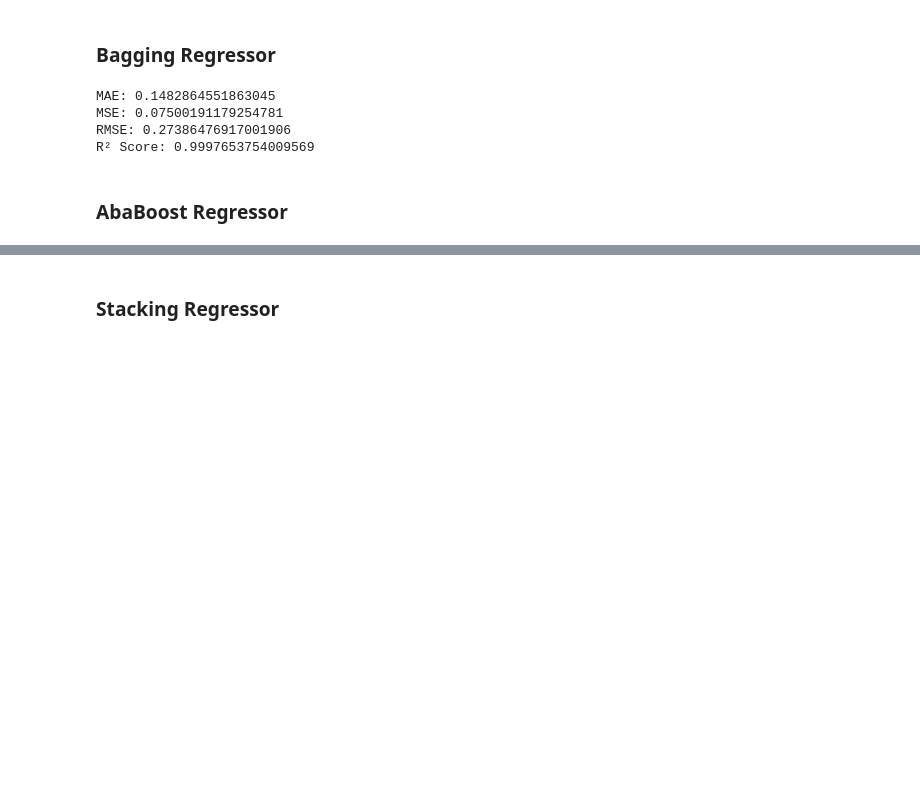
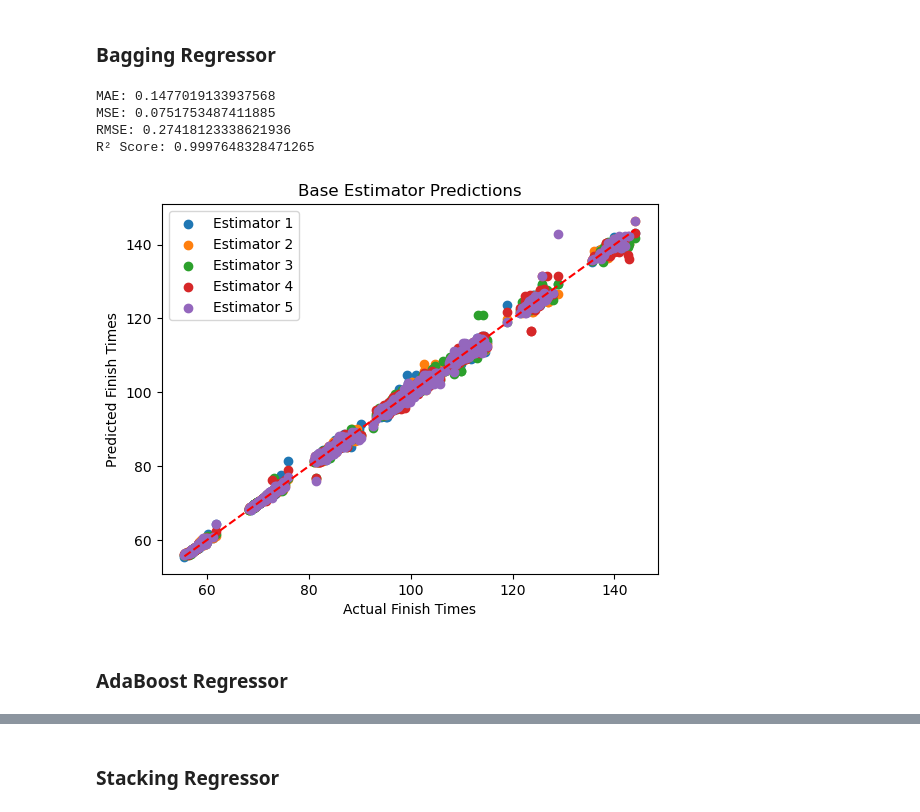
Before and after one commit to emmamitm/MLFInalProject, a Jupyter notebook: horses.ipynb, the cells around one changed output, grey strips where cells are left out. Saved outputs shown, nothing was run; the diff lists cells and outputs as text; code cells hidden in the pictures; blank space fills up the shorter version.

```diff
--- a/horses.ipynb
+++ b/horses.ipynb
@@ -351,20 +360,31 @@ R² Score: 0.9995796333331544
 # %%
 from sklearn.ensemble import BaggingRegressor
 
 br = BaggingRegressor(estimator=None, n_estimators = 50, max_samples = .8,bootstrap = True)
 
 br.fit(x_train, y_train)
 
 y_pred = br.predict(x_test)
 
 metrics(y_test, y_pred)
+
+base_preds = [estimator.predict(x_test) for estimator in br.estimators_]
+for i, pred in enumerate(base_preds[:5]):
+    plt.scatter(y_test, pred, label=f"Estimator {i+1}")
+plt.plot([min(y_test), max(y_test)], [min(y_test), max(y_test)], 'r--')
+plt.legend()
+plt.xlabel("Actual Finish Times")
+plt.ylabel("Predicted Finish Times")
+plt.title("Base Estimator Predictions")
+plt.show()
 # %% [output]
-MAE: 0.1482864551863045
-MSE: 0.07500191179254781
-RMSE: 0.27386476917001906
-R² Score: 0.9997653754009569
+MAE: 0.1477019133937568
+MSE: 0.0751753487411885
+RMSE: 0.27418123338621936
+R² Score: 0.9997648328471265
+[figure, added]
 # %% [markdown]
-### AbaBoost Regressor
+### AdaBoost Regressor
 # %%
 from sklearn.ensemble import AdaBoostRegressor
 
```
Also changed, not shown: parts of 11 cells of this notebook.
